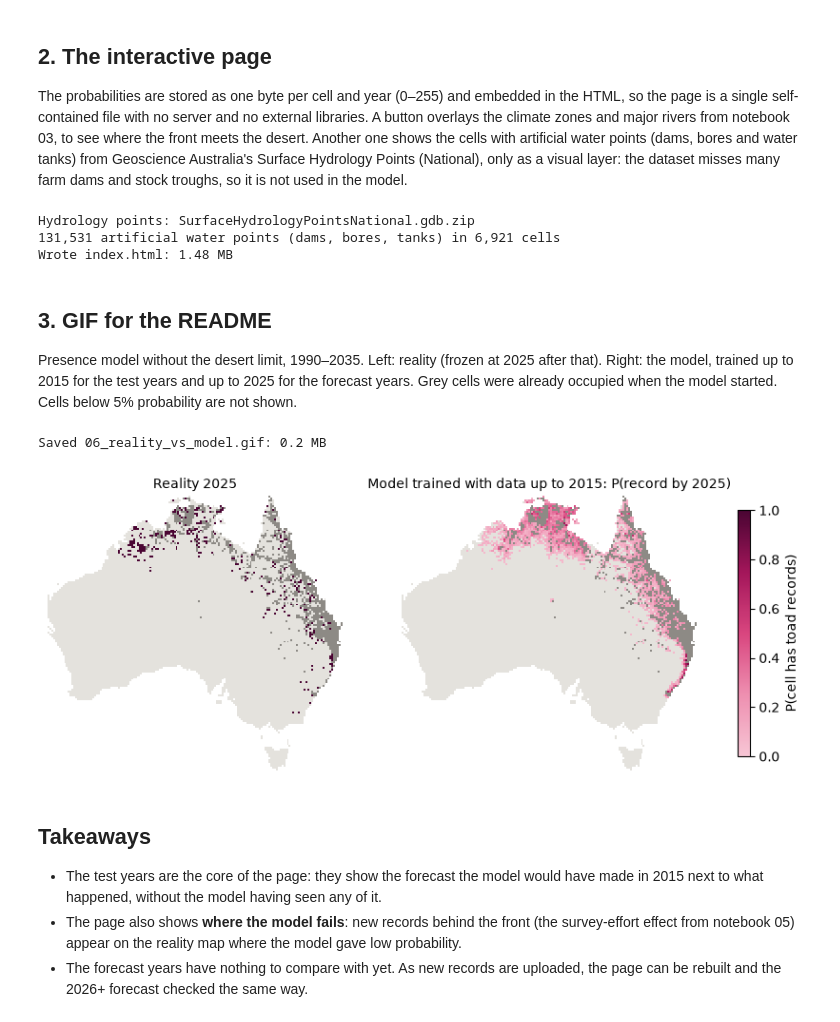
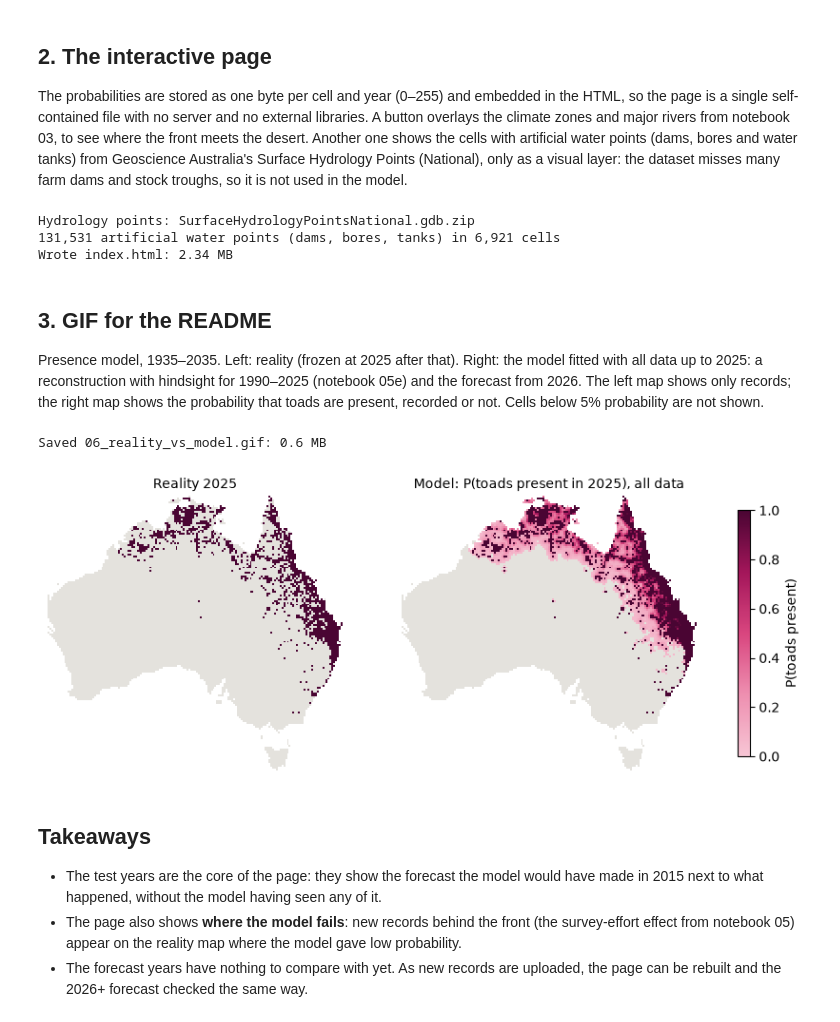
Before and after one commit to shalomilan/cane-toad-invasion, a Jupyter notebook: notebooks/06_reality_vs_model.ipynb, the cells around one changed output. Saved outputs shown, nothing was run; the diff lists cells and outputs as text; code cells hidden in the pictures.

Commit message:
Reconstruct presence since 1935 and show a single model on the map

```diff
--- a/notebooks/06_reality_vs_model.ipynb
+++ b/notebooks/06_reality_vs_model.ipynb
@@ -138,10 +148,11 @@ payload = {
     "first_year": [int(y) if np.isfinite(y) else 0 for y in first_year],
     "first_year_min": first_record,
     "test_cutoff": BACKTEST_YEARS[0] - 1,
-    "prob": {s: {"backtest": probability_bytes(backtest[s], BACKTEST_YEARS),
-                 "backtest_presence": probability_bytes(backtest_presence[s], BACKTEST_YEARS),
+    "reconstruction_start": RECONSTRUCTION_YEARS[0],
+    "prob": {s: {"history": probability_bytes(reconstruction, RECONSTRUCTION_YEARS),
+                 "backtest": probability_bytes(backtest[s], BACKTEST_YEARS),
                  "forecast": probability_bytes(forecast[s], FORECAST_YEARS)} for s in SCENARIOS},
-    "summary": summary.round(4).to_dict(orient="records"),
+    "summary": summary.round(4).astype(object).where(summary.notna(), None).to_dict(orient="records"),
     "observed": observed.round(4).astype(object).where(observed.notna(), None).to_dict(orient="records"),
     "front_start_x": front_start["front_x"],
     "front_start_year": int(front_start["year"]),
@@ -162,11 +173,11 @@ print(f"Wrote {page.name}: {page.stat().st_size / 1e6:.2f} MB")
 # %% [output]
 Hydrology points: SurfaceHydrologyPointsNational.gdb.zip
 131,531 artificial water points (dams, bores, tanks) in 6,921 cells
-Wrote index.html: 1.48 MB
+Wrote index.html: 2.34 MB
 # %% [markdown]
 ## 3. GIF for the README
 
-Presence model without the desert limit, 1990–2035. Left: reality (frozen at 2025 after that). Right: the model, trained up to 2015 for the test years and up to 2025 for the forecast years. Grey cells were already occupied when the model started. Cells below 5% probability are not shown.
+Presence model, 1935–2035. Left: reality (frozen at 2025 after that). Right: the model fitted with all data up to 2025: a reconstruction with hindsight for 1990–2025 (notebook 05e) and the forecast from 2026. The left map shows only records; the right map shows the probability that toads are present, recorded or not. Cells below 5% probability are not shown.
 # %%
 RAMP = LinearSegmentedColormap.from_list("ramp", ["#f7c6d5", "#ee8fb0", "#d9467f", "#a3165a", "#4a0533"])
 LAND, BASELINE, INK = (np.array([*to_rgb(h), 1]) for h in ["#e4e2dd", "#8d8a85", "#4a0533"])
@@ -186,20 +197,17 @@ MIN_P = 0.05
 
 
 def frame_colours(year: int, scenario: str = "presence model"):
-    baseline = None if year <= 2015 else 2015 if year <= 2025 else 2025
+    """Left: records only. Right: probability that toads are present (records count as present)."""
     reality = np.tile(LAND, (len(cells), 1))
     reality[first_year <= min(year, 2025)] = INK
-    if baseline == 2015:
-        reality[first_year <= 2015] = BASELINE
     model = np.tile(LAND, (len(cells), 1))
-    if baseline is not None:
-        known = first_year <= baseline
-        model[known] = BASELINE
-        source = backtest[scenario] if year <= 2025 else forecast[scenario]
+    trained_up_to = 2025
+    if trained_up_to is not None:
+        source = reconstruction if year <= 2025 else forecast[scenario]
         p = source[f"p_{year}"].to_numpy()
-        shown = ~known & (p >= MIN_P)
+        shown = p >= MIN_P
         model[shown] = RAMP(p[shown])
-    return raster(reality), raster(model), baseline
+    return raster(reality), raster(model), trained_up_to
 
 
 fig, axes = plt.subplots(1, 2, figsize=(9, 4.6))
@@ -208,38 +216,37 @@ for ax in axes:
     images.append(ax.imshow(raster(np.tile(LAND, (len(cells), 1))), interpolation="nearest"))
     ax.set_axis_off()
 title = fig.suptitle("", fontsize=13)
-fig.colorbar(plt.cm.ScalarMappable(cmap=RAMP), ax=axes, shrink=0.6, label="Model: P(cell has toad records)")
+fig.colorbar(plt.cm.ScalarMappable(cmap=RAMP), ax=axes, shrink=0.6, label="Model: probability that toads are present")
 
 
 def update(year):
-    reality, model, baseline = frame_colours(year)
+    reality, model, trained_up_to = frame_colours(year)
     images[0].set_data(reality)
     images[1].set_data(model)
-    axes[0].set_title("Reality" + (" (not observed yet, showing 2025)" if year > 2025 else ""), fontsize=10)
-    axes[1].set_title("Model: starts in 2021" if baseline is None else f"Model trained with data up to {baseline}", fontsize=10)
-    phase = "history" if year <= 2020 else "test" if year <= 2025 else "forecast"
-    title.set_text(f"Cane toad invasion, {year} ({phase})")
+    axes[0].set_title("Reality: cells with toad records" + (" (latest: 2025)" if year > 2025 else ""), fontsize=10)
+    axes[1].set_title("Model: reconstruction (with hindsight)" if year <= 2025 else "Model: forecast", fontsize=10)
+    title.set_text(f"Cane toad invasion, {year}")
     return images
 
 
-years = list(range(1990, 2036)) + [2035] * 6
+years = list(range(RECONSTRUCTION_YEARS[0], 2036)) + [2035] * 10
 gif_path = FIGURES / "06_reality_vs_model.gif"
-FuncAnimation(fig, update, frames=years).save(gif_path, writer=PillowWriter(fps=3), dpi=80)
+FuncAnimation(fig, update, frames=years).save(gif_path, writer=PillowWriter(fps=5), dpi=80)
 plt.close(fig)
 print(f"Saved {gif_path.name}: {gif_path.stat().st_size / 1e6:.1f} MB")
 # %% [output]
-Saved 06_reality_vs_model.gif: 0.2 MB
+Saved 06_reality_vs_model.gif: 0.6 MB
 # %%
 fig, axes = plt.subplots(1, 2, figsize=(11, 5.6))
 reality, model, _ = frame_colours(2025)
-for ax, image, label in zip(axes, [reality, model], ["Reality 2025", "Model trained with data up to 2015: P(record by 2025)"]):
+for ax, image, label in zip(axes, [reality, model], ["Reality 2025", "Model: P(toads present in 2025), all data"]):
     ax.imshow(image, interpolation="nearest")
     ax.set_axis_off()
     ax.set_title(label, fontsize=10)
-fig.colorbar(plt.cm.ScalarMappable(cmap=RAMP), ax=axes, shrink=0.6, label="P(cell has toad records)")
+fig.colorbar(plt.cm.ScalarMappable(cmap=RAMP), ax=axes, shrink=0.6, label="P(toads present)")
 plt.savefig(FIGURES / "06_reality_vs_model_2025.png", dpi=150, bbox_inches="tight")
 # %% [output]
-[figure, old version]
+[figure, new version]
 # %% [markdown]
 ## Takeaways
 
```
Also changed, not shown: parts of 1 cell of this notebook, 11 other files.
